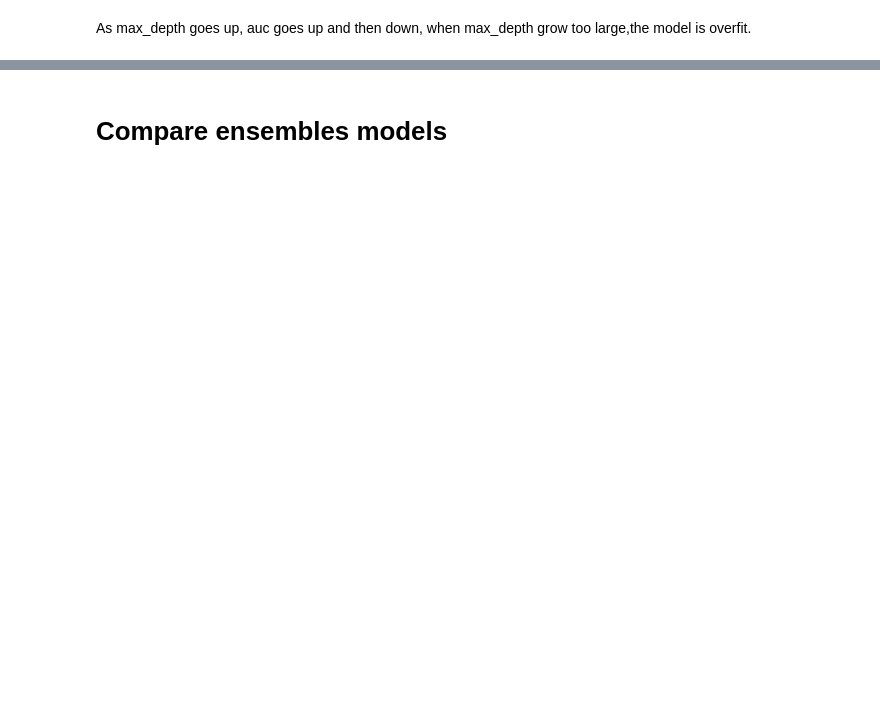
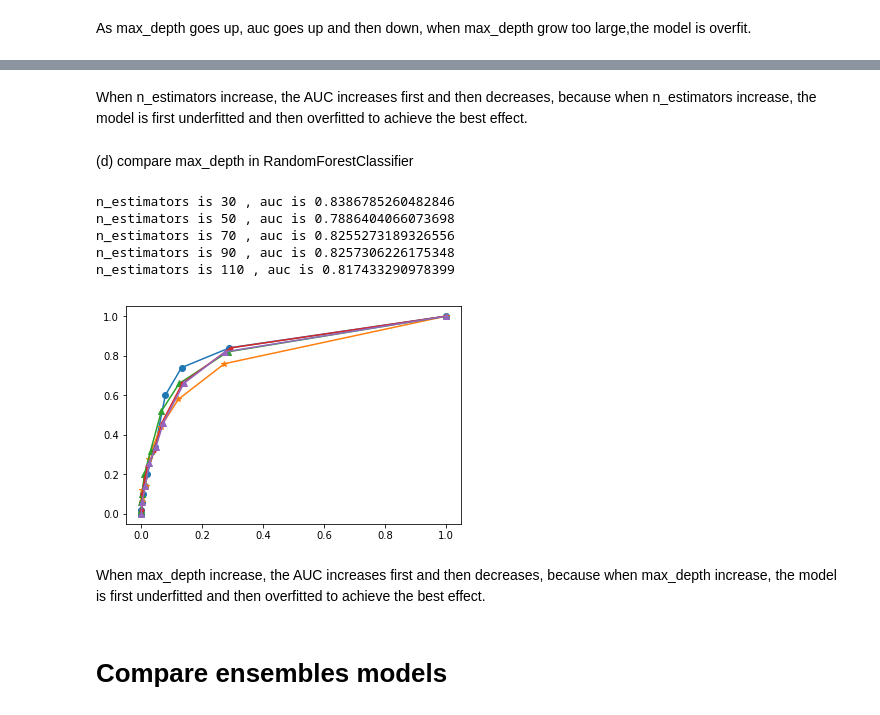
Before and after one commit to Ming-H/ozone, a Jupyter notebook: GBDT_RF.ipynb, the cells around one changed output, grey strips where cells are left out. Drawn from its saved outputs; the diff is of its cells as text; code cells hidden in the pictures; blank space fills up the shorter version.

```diff
--- a/GBDT_RF.ipynb
+++ b/GBDT_RF.ipynb
@@ -188,3 +187,36 @@ As learning_rate goes up, auc goes up and then down, when learning_rate grow too
+# %% [markdown]
+When n_estimators increase, the AUC increases first and then decreases, because when n_estimators increase, the model is first underfitted and then overfitted to achieve the best effect.
+# %% [markdown]
+(d) compare max_depth in RandomForestClassifier
+# %%
+fpr = []
+tpr = []
+for item in [30, 50, 70, 90, 110]:
+    model = RandomForestClassifier(max_depth = item)
+    model.fit(X_train, y_train)
+    y_new = model.predict_proba(X_test)[:, 1]
+
+    auc = metrics.roc_auc_score(y_test,y_new)
+    print('n_estimators is %s' % item, ', auc is %s' % auc)
+
+    fpr.append(metrics.roc_curve(y_test, y_new)[0])
+    tpr.append(metrics.roc_curve(y_test, y_new)[1])
+
+plt.plot(fpr[0], tpr[0], marker = 'o')
+plt.plot(fpr[1], tpr[1], marker = '*')
+plt.plot(fpr[2], tpr[2], marker = '^')
+plt.plot(fpr[3], tpr[3], marker = '.')
+plt.plot(fpr[4], tpr[4], marker = '^')
+plt.show()
+# %% [output]
+n_estimators is 30 , auc is 0.8386785260482846
+n_estimators is 50 , auc is 0.7886404066073698
+n_estimators is 70 , auc is 0.8255273189326556
+n_estimators is 90 , auc is 0.8257306226175348
+n_estimators is 110 , auc is 0.817433290978399
+[figure, added]
+# %% [markdown]
+When max_depth increase, the AUC increases first and then decreases, because when max_depth increase, the model is first underfitted and then overfitted to achieve the best effect.
 # %% [markdown]
 # Compare ensembles models
 # %%
```
Also changed, not shown: parts of 14 cells of this notebook, 3 other files.
